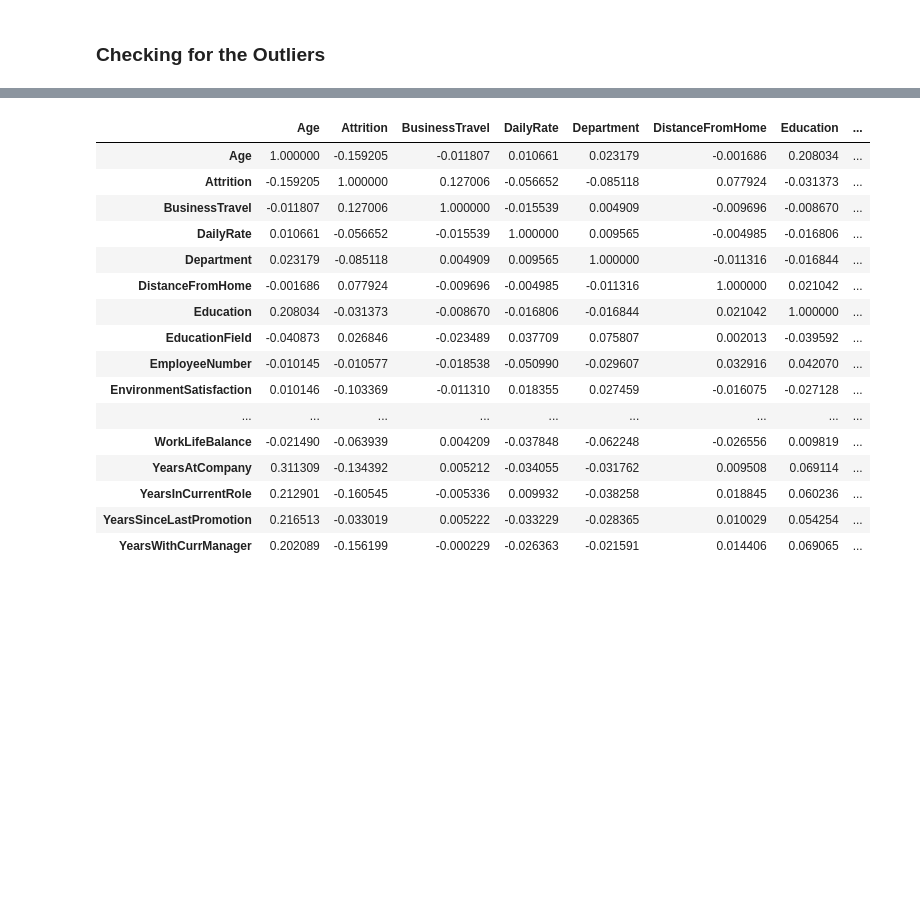
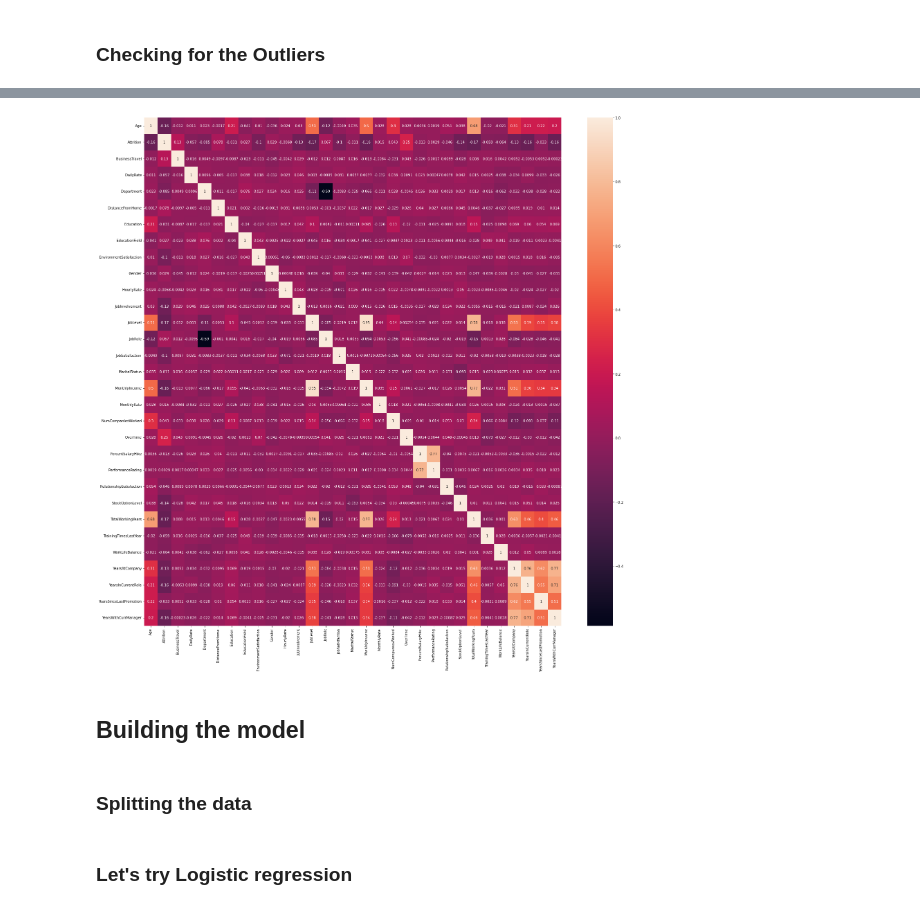
Before and after one commit to scabbartz/emp_attrition, a Jupyter notebook: Employee Attrition Prediction.ipynb, the cells around one changed output, grey strips where cells are left out. Saved outputs shown, nothing was run; the diff lists cells and outputs as text; code cells hidden in the pictures; blank space fills up the shorter version.

```diff
--- a/Employee Attrition Prediction.ipynb
+++ b/Employee Attrition Prediction.ipynb
@@ -342,21 +352,11 @@ for features in df.columns:
-# %%
-correlation = df.corr()
-correlation
-# %% [output]
-|  | Age | Attrition | BusinessTravel | DailyRate | Department | DistanceFromHome | Education | ... |
-| Age | 1.000000 | -0.159205 | -0.011807 | 0.010661 | 0.023179 | -0.001686 | 0.208034 | ... |
-| Attrition | -0.159205 | 1.000000 | 0.127006 | -0.056652 | -0.085118 | 0.077924 | -0.031373 | ... |
-| BusinessTravel | -0.011807 | 0.127006 | 1.000000 | -0.015539 | 0.004909 | -0.009696 | -0.008670 | ... |
-| DailyRate | 0.010661 | -0.056652 | -0.015539 | 1.000000 | 0.009565 | -0.004985 | -0.016806 | ... |
-| Department | 0.023179 | -0.085118 | 0.004909 | 0.009565 | 1.000000 | -0.011316 | -0.016844 | ... |
-| DistanceFromHome | -0.001686 | 0.077924 | -0.009696 | -0.004985 | -0.011316 | 1.000000 | 0.021042 | ... |
-| Education | 0.208034 | -0.031373 | -0.008670 | -0.016806 | -0.016844 | 0.021042 | 1.000000 | ... |
-| EducationField | -0.040873 | 0.026846 | -0.023489 | 0.037709 | 0.075807 | 0.002013 | -0.039592 | ... |
-| EmployeeNumber | -0.010145 | -0.010577 | -0.018538 | -0.050990 | -0.029607 | 0.032916 | 0.042070 | ... |
-| EnvironmentSatisfaction | 0.010146 | -0.103369 | -0.011310 | 0.018355 | 0.027459 | -0.016075 | -0.027128 | ... |
-| ... | ... | ... | ... | ... | ... | ... | ... | ... |
-| WorkLifeBalance | -0.021490 | -0.063939 | 0.004209 | -0.037848 | -0.062248 | -0.026556 | 0.009819 | ... |
-| YearsAtCompany | 0.311309 | -0.134392 | 0.005212 | -0.034055 | -0.031762 | 0.009508 | 0.069114 | ... |
-| YearsInCurrentRole | 0.212901 | -0.160545 | -0.005336 | 0.009932 | -0.038258 | 0.018845 | 0.060236 | ... |
-| YearsSinceLastPromotion | 0.216513 | -0.033019 | 0.005222 | -0.033229 | -0.028365 | 0.010029 | 0.054254 | ... |
-| YearsWithCurrManager | 0.202089 | -0.156199 | -0.000229 | -0.026363 | -0.021591 | 0.014406 | 0.069065 | ... |
+# %%
+correlation = df.corr()
+plt.figure(figsize = (27,27))
+sns.heatmap(correlation, annot=True)
+plt.show()
+# %% [output]
+[figure, added]
+# %% [markdown]
+## Building the model
+# %% [markdown]
+### Splitting the data
@@ -362,0 +368,2 @@ correlation
+# %% [markdown]
+### Let's try Logistic regression
```
Also changed, not shown: parts of 34 cells of this notebook.
